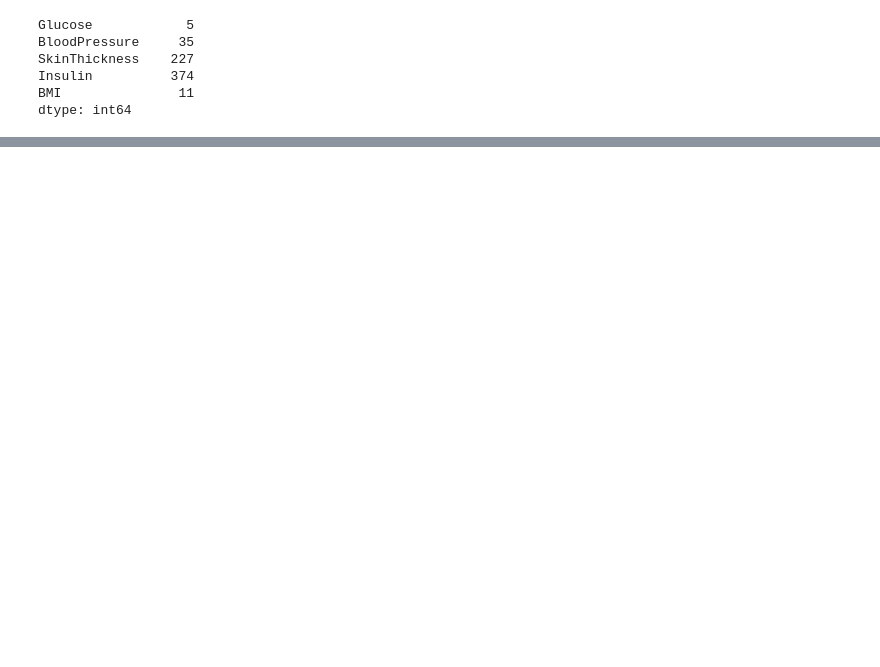
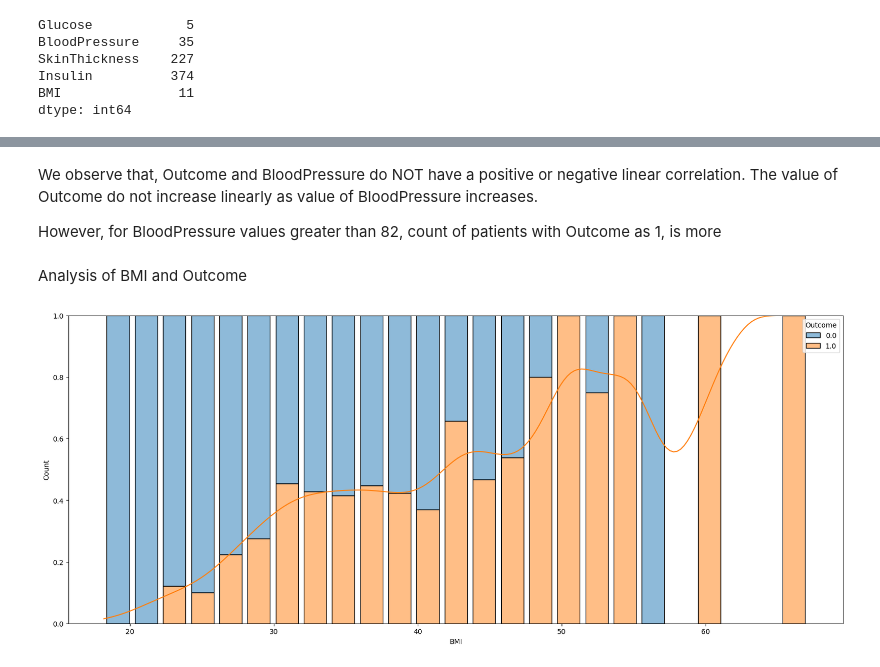
Before and after one commit to Zakirza/Diabetes-Prediction, a Jupyter notebook: EDA.ipynb, the cells around one changed output, grey strips where cells are left out. Saved outputs shown, nothing was run; the diff lists cells and outputs as text; code cells hidden in the pictures; blank space fills up the shorter version.

```diff
--- a/EDA.ipynb
+++ b/EDA.ipynb
@@ -202,0 +195,14 @@ dtype: int64
+# %% [markdown]
+We observe that, Outcome and BloodPressure do NOT have a positive or negative linear correlation. The value of Outcome do not increase linearly as value of BloodPressure increases.
+
+However, for BloodPressure values greater than 82, count of patients with Outcome as 1, is more
+# %% [markdown]
+Analysis of BMI and Outcome
+# %%
+
+fig17, ax17 = plt.subplots(figsize=(20, 8))
+
+sns.histplot(data=data_imputed, x="BMI", hue="Outcome", shrink=0.8, multiple="fill", kde=True, ax=ax17)
+plt.show()
+# %% [output]
+[figure, added]
```
Also changed, not shown: parts of 36 cells of this notebook, 43 other files.
